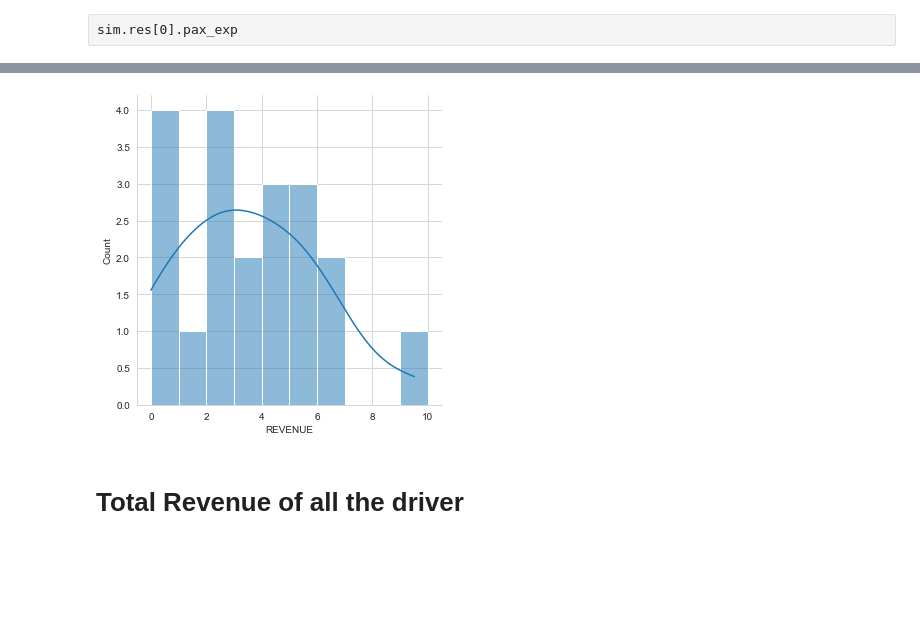
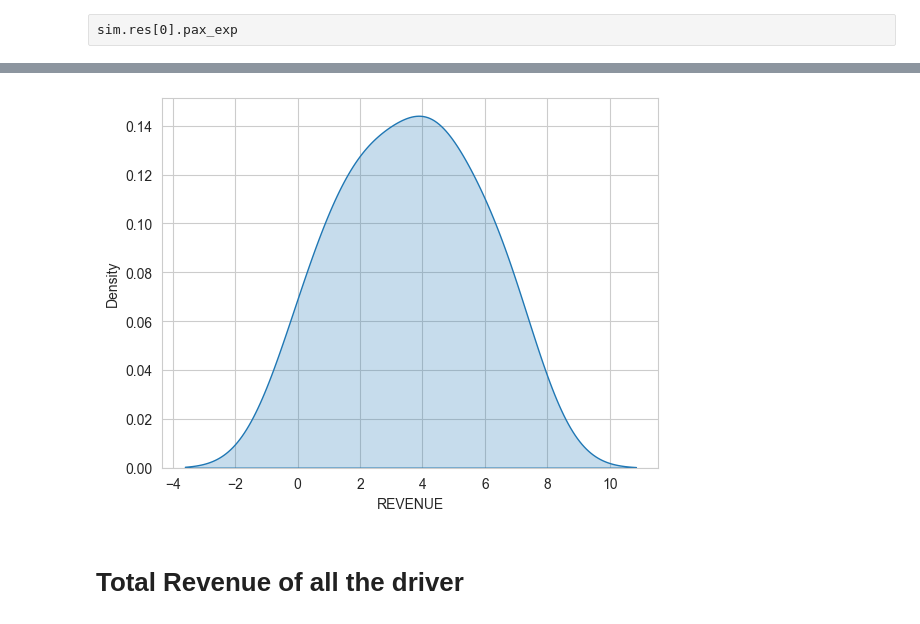
Before and after one commit to Jagiellonian-University/MaaSSim, a Jupyter notebook: docs/tutorials/Delft_Sim.ipynb, the cells around one changed output, grey strips where cells are left out. Drawn from its saved outputs; the diff is of its cells as text; code cells hidden in the pictures; blank space fills up the shorter version.

Commit message:
plots

```diff
--- a/docs/tutorials/Delft_Sim.ipynb
+++ b/docs/tutorials/Delft_Sim.ipynb
@@ -233,22 +233,22 @@ sim.res[0].veh_exp['REVENUE'].to_list()
 # %%
 import seaborn as sns
 sns.set_style("whitegrid")
 
 df = sim.res[0].veh_exp
 
 #sim.res[0].veh_exp['Vehicles'] = sim.res[0].veh_exp.index
 
 #ax = sns.histplot(df.REVENUE, kde=True, binwidth=1)
 
 
-ax = sns.displot(df.REVENUE, kde=True, binwidth=1)
+ax = sns.kdeplot(df.REVENUE, shade=True)
 
 
 #ax =sns.histplot(data=sim.res[0].veh_exp, x="Vehicles", y="REVENUE")
 #for i in ax.containers:
     #ax.bar_label(i,)
 # %% [output]
-[figure, old version]
+[figure, new version]
 # %% [markdown]
 # Total Revenue of all the driver
 # %%
```
Also changed, not shown: parts of 11 cells of this notebook, 1 other file.
